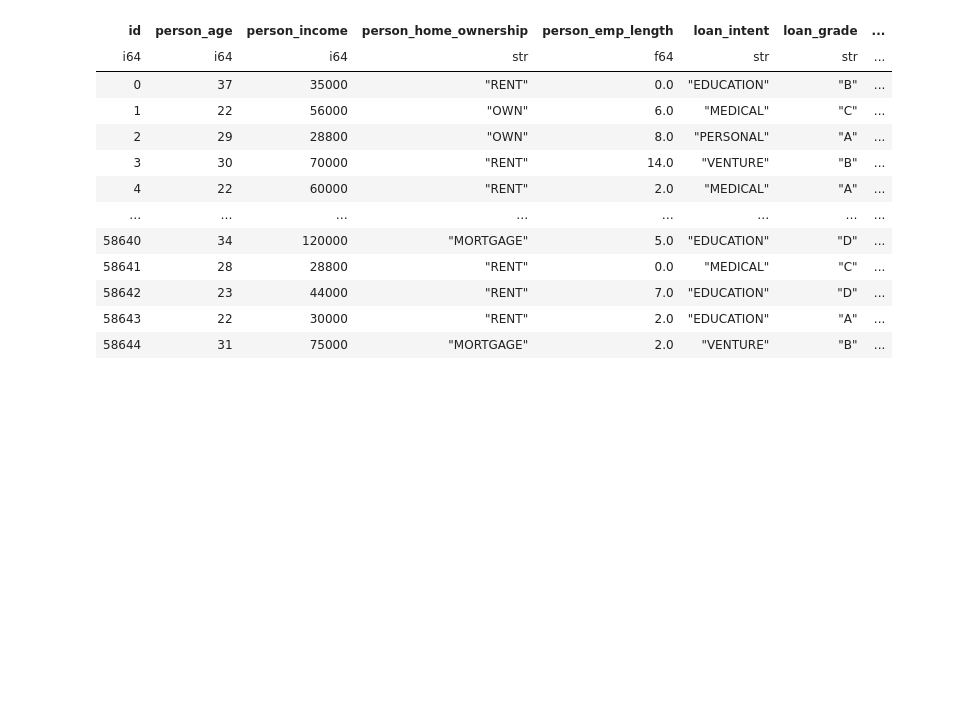
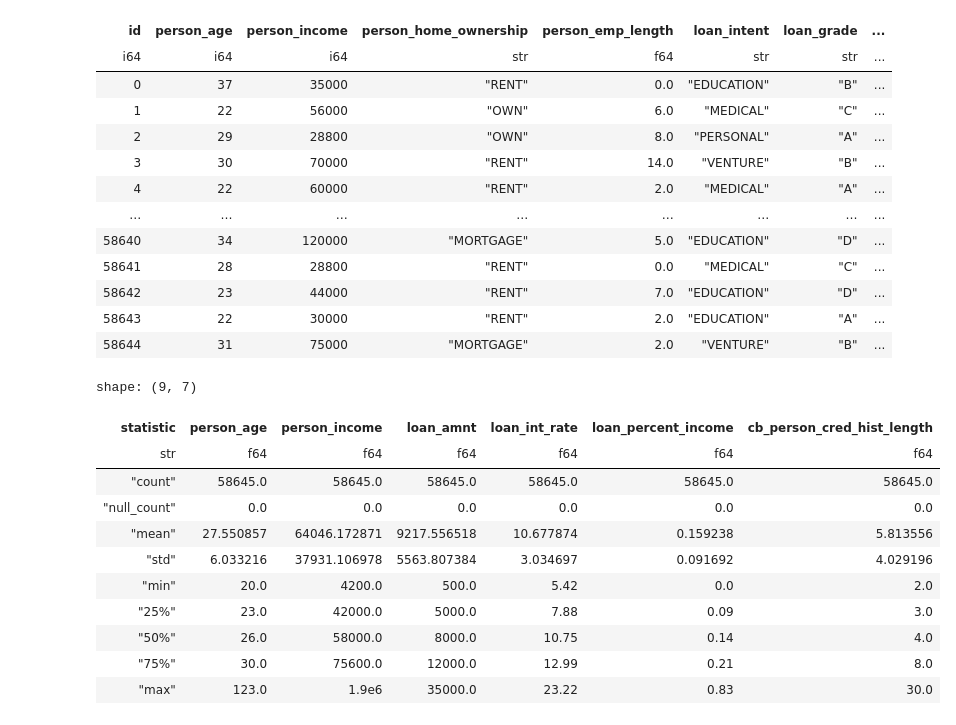
Before and after one commit to rbudnar/LoanApprovalPrediction, a Jupyter notebook: notebooks/eda.ipynb, the cells around one changed output. Saved outputs shown, nothing was run; the diff lists cells and outputs as text; code cells hidden in the pictures; blank space fills up the shorter version.

```diff
--- a/notebooks/eda.ipynb
+++ b/notebooks/eda.ipynb
@@ -52,3 +59,18 @@ shape: (58_645, 13)
 | 58642 | 23 | 44000 | "RENT" | 7.0 | "EDUCATION" | "D" | ... |
 | 58643 | 22 | 30000 | "RENT" | 2.0 | "EDUCATION" | "A" | ... |
 | 58644 | 31 | 75000 | "MORTGAGE" | 2.0 | "VENTURE" | "B" | ... |
+# %%
+train.select(CONTINUOUS_VARIABLES).describe()
+# %% [output]
+shape: (9, 7)
+| statistic | person_age | person_income | loan_amnt | loan_int_rate | loan_percent_income | cb_person_cred_hist_length |
+| str | f64 | f64 | f64 | f64 | f64 | f64 |
+| "count" | 58645.0 | 58645.0 | 58645.0 | 58645.0 | 58645.0 | 58645.0 |
+| "null_count" | 0.0 | 0.0 | 0.0 | 0.0 | 0.0 | 0.0 |
+| "mean" | 27.550857 | 64046.172871 | 9217.556518 | 10.677874 | 0.159238 | 5.813556 |
+| "std" | 6.033216 | 37931.106978 | 5563.807384 | 3.034697 | 0.091692 | 4.029196 |
+| "min" | 20.0 | 4200.0 | 500.0 | 5.42 | 0.0 | 2.0 |
+| "25%" | 23.0 | 42000.0 | 5000.0 | 7.88 | 0.09 | 3.0 |
+| "50%" | 26.0 | 58000.0 | 8000.0 | 10.75 | 0.14 | 4.0 |
+| "75%" | 30.0 | 75600.0 | 12000.0 | 12.99 | 0.21 | 8.0 |
+| "max" | 123.0 | 1.9e6 | 35000.0 | 23.22 | 0.83 | 30.0 |
```
Also changed, not shown: parts of 7 cells of this notebook, 10 other files.
